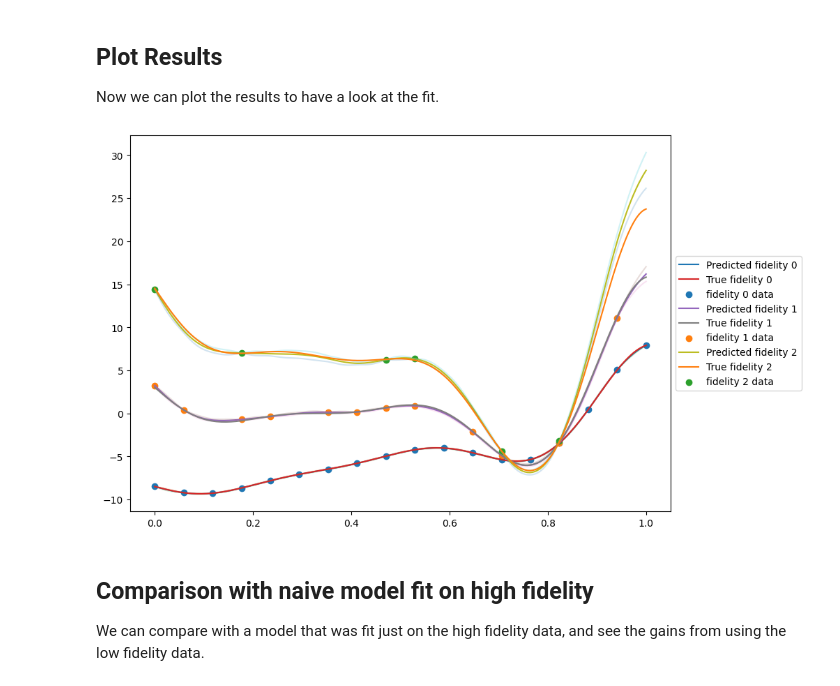
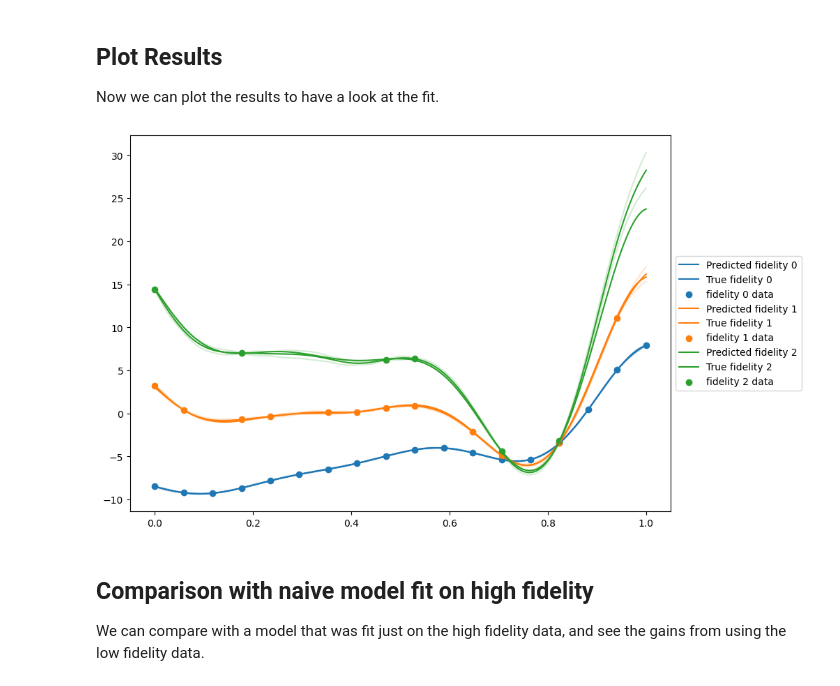
Before and after one commit to secondmind-labs/trieste, a Jupyter notebook: docs/notebooks/multifidelity_modelling.ipynb, the cells around one changed output. Cells and saved outputs as stored; diff of their text form; code cells hidden in the pictures.

```diff
--- a/docs/notebooks/multifidelity_modelling.ipynb
+++ b/docs/notebooks/multifidelity_modelling.ipynb
@@ -154,29 +152,33 @@ Now we can plot the results to have a look at the fit.
 # %%
 X = tf.linspace(0, 1, 200)[:, None]
 X_list = [tf.concat([X, tf.ones_like(X) * i], 1) for i in range(n_fidelities)]
 predictions = [multifidelity_model.predict(x) for x in X_list]
 
 fig, ax = plt.subplots(1, 1, figsize=(10, 7))
 
+plot_colors = ['tab:blue', 'tab:orange', 'tab:green']
+gt_colors =
+
 for fidelity, prediction in enumerate(predictions):
     mean, var = prediction
-    ax.plot(X, mean, label=f"Predicted fidelity {fidelity}")
-    ax.plot(X, mean + 1.96 * tf.math.sqrt(var), alpha=0.2)
-    ax.plot(X, mean - 1.96 * tf.math.sqrt(var), alpha=0.2)
+    ax.plot(X, mean, label=f"Predicted fidelity {fidelity}", color=plot_colors[fidelity])
+    ax.plot(X, mean + 1.96 * tf.math.sqrt(var), alpha=0.2, color=plot_colors[fidelity])
+    ax.plot(X, mean - 1.96 * tf.math.sqrt(var), alpha=0.2, color=plot_colors[fidelity])
     ax.plot(
         X,
         observer(X_list[fidelity], add_noise=False).observations,
-        label=f"True fidelity {fidelity}",
+        label=f"True fidelity {fidelity}"
     )
     ax.scatter(
         data[fidelity].query_points,
         data[fidelity].observations,
         label=f"fidelity {fidelity} data",
+        color=plot_colors[fidelity]
     )
 ax.legend(loc="center left", bbox_to_anchor=(1, 0.5))
 plt.show()
 # %% [output]
-[figure, old version]
+[figure, new version]
 # %% [markdown]
 ## Comparison with naive model fit on high fidelity
 
```
Also changed, not shown: parts of 4 cells of this notebook.
